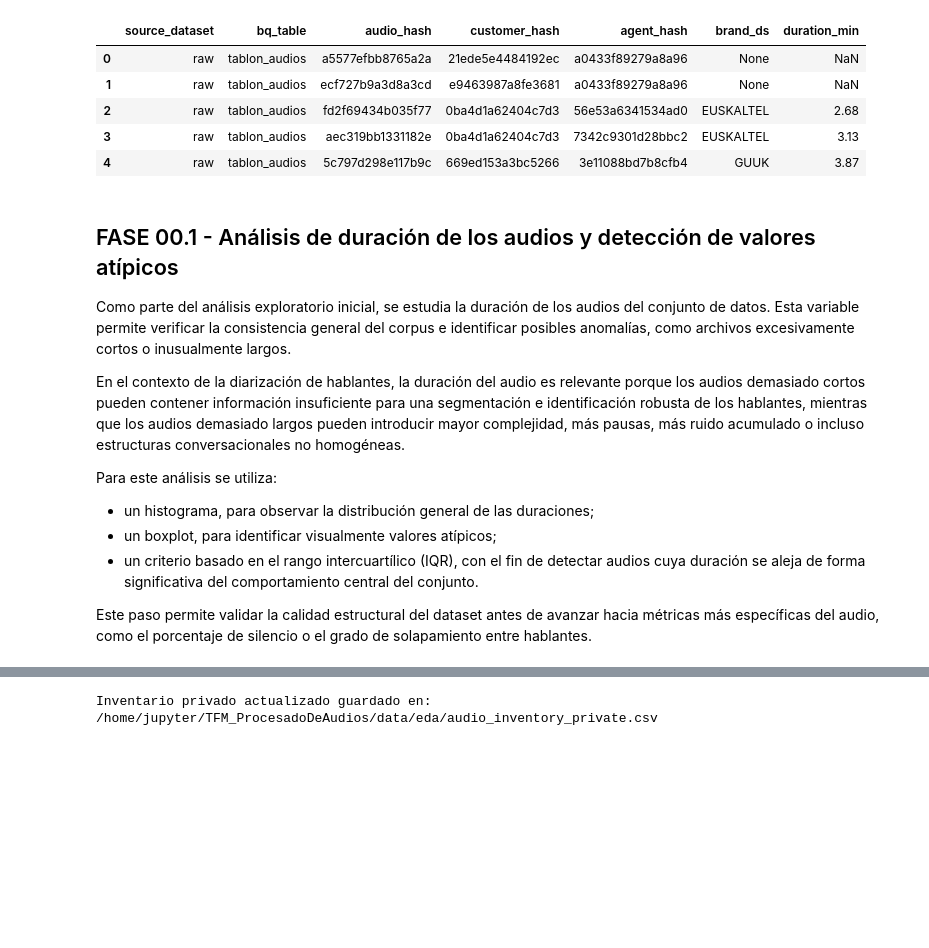
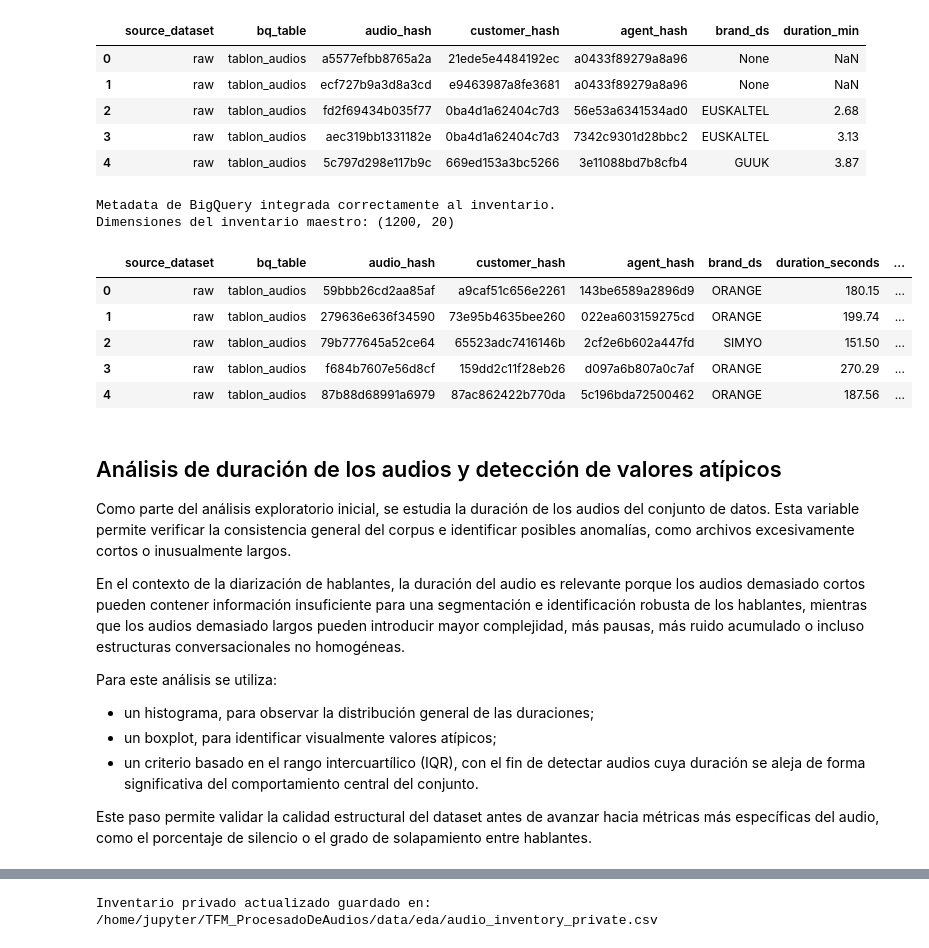
Before and after one commit to fcastrohoff-22/TFM_ProcesadoDeLlamadasComerciales, a Jupyter notebook: notebooks/00_EDA_PreparacionDatos.ipynb, the cells around one changed output, grey strips where cells are left out. Cells and saved outputs as stored; diff of their text form; code cells hidden in the pictures; blank space fills up the shorter version.

```diff
--- a/notebooks/00_EDA_PreparacionDatos.ipynb
+++ b/notebooks/00_EDA_PreparacionDatos.ipynb
@@ -361,5 +370,55 @@ df_audio_inventory[
+# %%
+# =========================
+# INTEGRACIÓN DE METADATA DE BIGQUERY AL INVENTARIO MAESTRO
+# =========================
+
+df_audio_inventory["source_dataset"] = df_audio_inventory["source_dataset"].astype(str).str.strip()
+df_audio_inventory["audio_id"] = df_audio_inventory["audio_id"].astype(str).str.strip()
+
+df_metadata_selected["source_dataset"] = df_metadata_selected["source_dataset"].astype(str).str.strip()
+df_metadata_selected["filename"] = df_metadata_selected["filename"].astype(str).str.strip()
+
+df_audio_inventory = df_audio_inventory.merge(
+    df_metadata_selected,
+    left_on=["source_dataset", "audio_id"],
+    right_on=["source_dataset", "filename"],
+    how="left"
+)
+
+df_audio_inventory["duration_min_calc"] = df_audio_inventory["duration_seconds"] / 60
+df_audio_inventory["duration_diff_min_abs"] = (
+    df_audio_inventory["duration_min_calc"] - df_audio_inventory["duration_min"]
+).abs()
+
+print("Metadata de BigQuery integrada correctamente al inventario.")
+print(f"Dimensiones del inventario maestro: {df_audio_inventory.shape}")
+
+df_audio_inventory[
+    [
+        "source_dataset",
+        "bq_table",
+        "audio_hash",
+        "customer_hash",
+        "agent_hash",
+        "brand_ds",
+        "duration_seconds",
+        "duration_min",
+        "duration_diff_min_abs",
+        "sample_rate",
+        "n_channels"
+    ]
+].head()
+# %% [output]
+Metadata de BigQuery integrada correctamente al inventario.
+Dimensiones del inventario maestro: (1200, 20)
+|  | source_dataset | bq_table | audio_hash | customer_hash | agent_hash | brand_ds | duration_seconds | ... |
+| 0 | raw | tablon_audios | 59bbb26cd2aa85af | a9caf51c656e2261 | 143be6589a2896d9 | ORANGE | 180.15 | ... |
+| 1 | raw | tablon_audios | 279636e636f34590 | 73e95b4635bee260 | 022ea603159275cd | ORANGE | 199.74 | ... |
+| 2 | raw | tablon_audios | 79b777645a52ce64 | 65523adc7416146b | 2cf2e6b602a447fd | SIMYO | 151.50 | ... |
+| 3 | raw | tablon_audios | f684b7607e56d8cf | 159dd2c11f28eb26 | d097a6b807a0c7af | ORANGE | 270.29 | ... |
+| 4 | raw | tablon_audios | 87b88d68991a6979 | 87ac862422b770da | 5c196bda72500462 | ORANGE | 187.56 | ... |
 # %% [markdown]
-## FASE 00.1 - Análisis de duración de los audios y detección de valores atípicos
+## Análisis de duración de los audios y detección de valores atípicos
 
 Como parte del análisis exploratorio inicial, se estudia la duración de los audios del conjunto de datos. Esta variable permite verificar la consistencia general del corpus e identificar posibles anomalías, como archivos excesivamente cortos o inusualmente largos.
 
```
Also changed, not shown: parts of 48 cells of this notebook, 11 other files.
